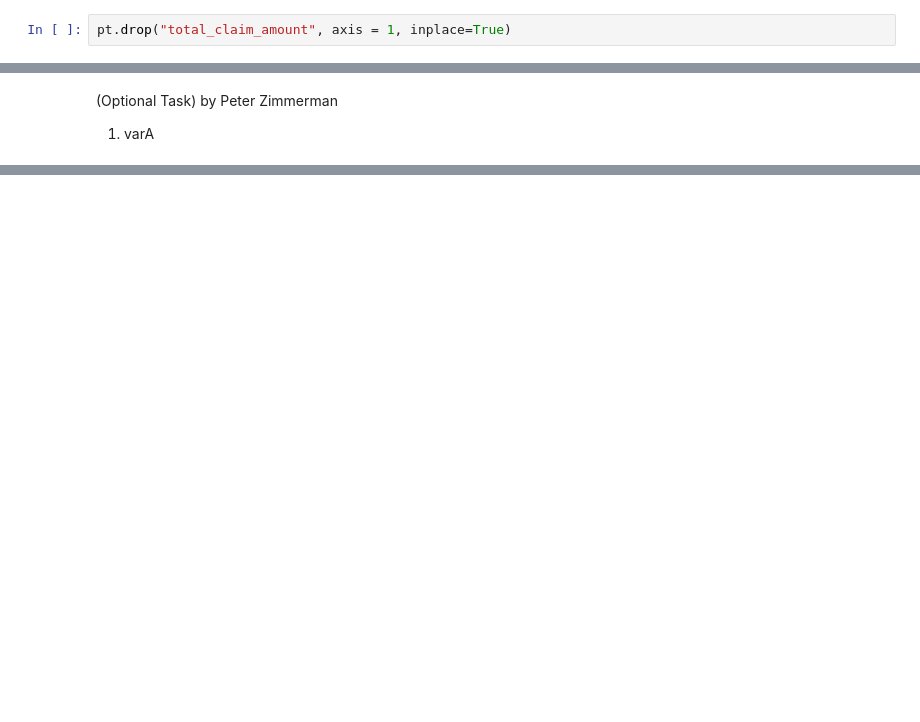
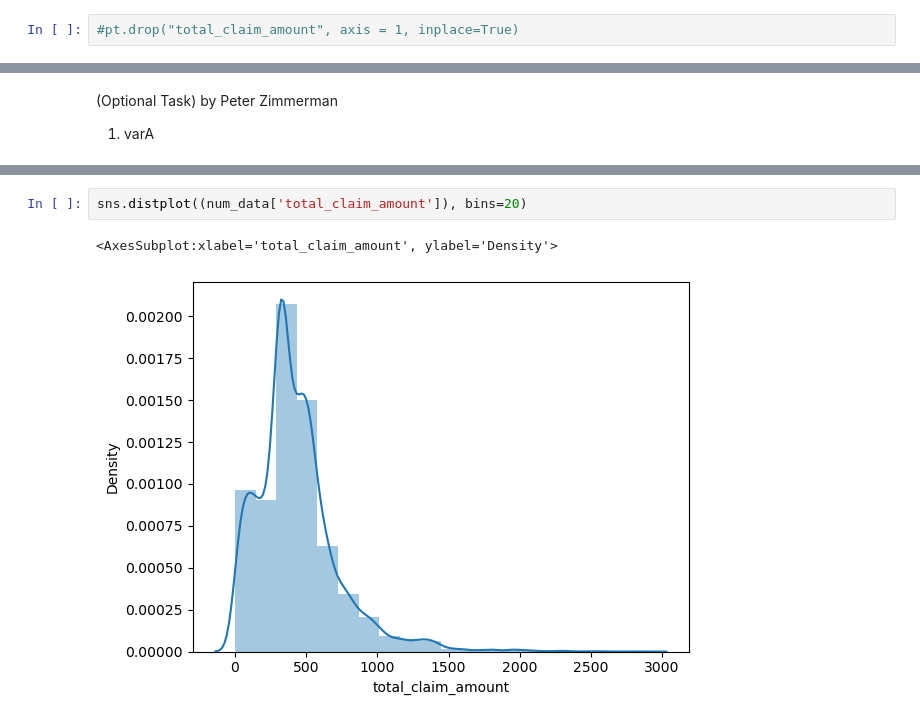
Before and after one commit to DGU94/Ironhack_Davidguillet_Lab, a Jupyter notebook: Week 4/PowerTransformer_[LAB]_DGU.ipynb, the cells around one changed output, grey strips where cells are left out. Saved outputs shown, nothing was run; the diff lists cells and outputs as text; blank space fills up the shorter version.

```diff
--- a/Week 4/PowerTransformer_[LAB]_DGU.ipynb
+++ b/Week 4/PowerTransformer_[LAB]_DGU.ipynb
@@ -28,2 +42,2 @@ sns.heatmap(corr, cmap="Reds", xticklabels=corr.columns, yticklabels=corr.column
 # %%
-pt.drop("total_claim_amount", axis = 1, inplace=True)
+#pt.drop("total_claim_amount", axis = 1, inplace=True)
@@ -255,0 +277,5 @@ ValueError: Length of values (1) does not match length of index (10689)
+# %%
+sns.distplot((num_data['total_claim_amount']), bins=20)
+# %% [output]
+<AxesSubplot:xlabel='total_claim_amount', ylabel='Density'>
+[figure, added]
```
Also changed, not shown: parts of 41 cells of this notebook.
